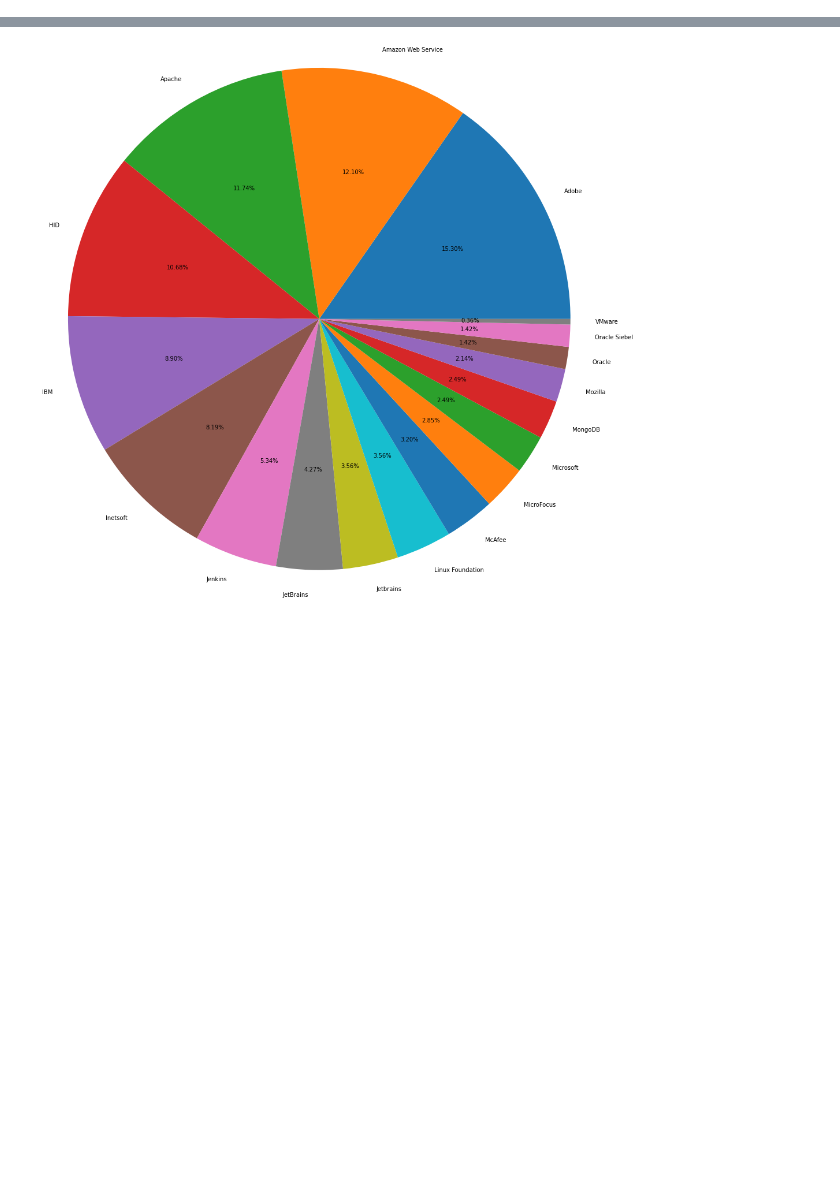
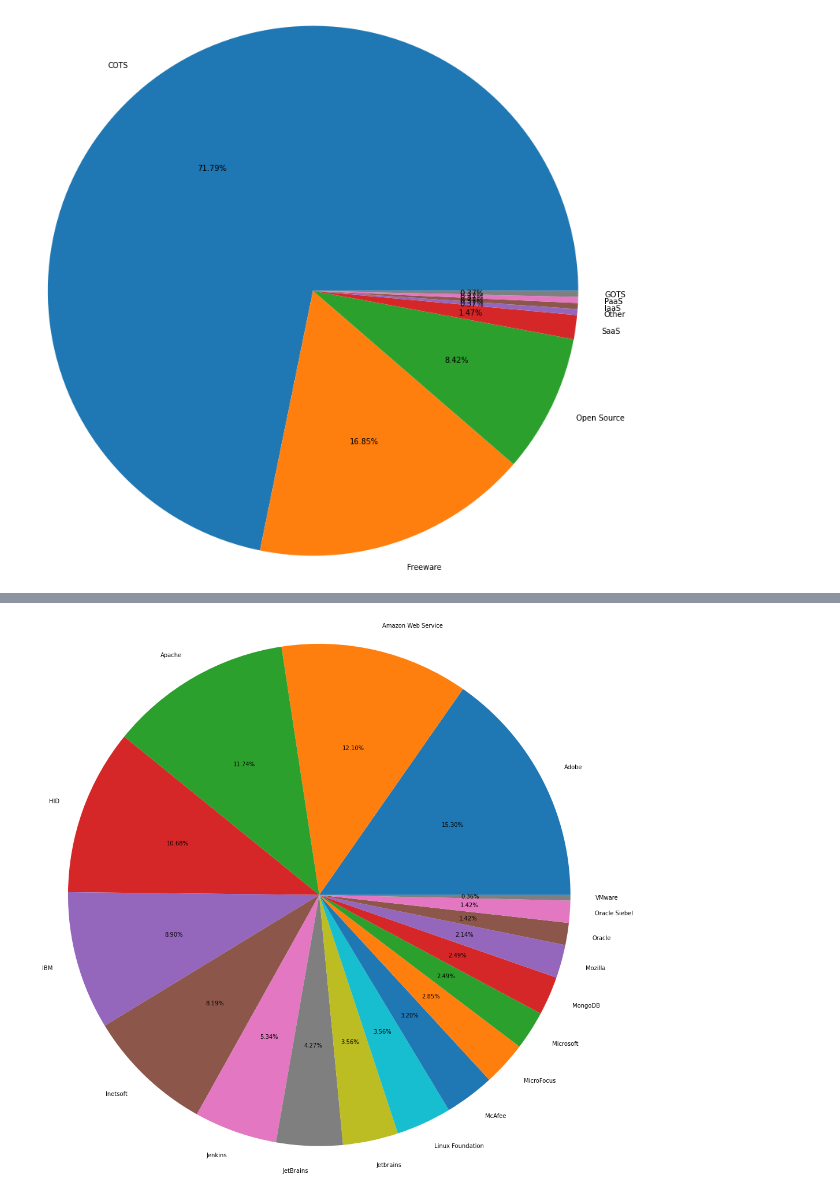
Before and after one commit to TMTucker1/DAS511, a Jupyter notebook: DAS511_Project1.ipynb, the cells around one changed output, grey strips where cells are left out. Drawn from its saved outputs; the diff is of its cells as text; code cells hidden in the pictures; blank space fills up the shorter version.

```diff
--- a/DAS511_Project1.ipynb
+++ b/DAS511_Project1.ipynb
@@ -144,30 +163,38 @@ def generate_report(dataset):
 # %%
 
 # Read and group product vendor
 dfg=df.groupby('ProductVendor').count().reset_index()
 
 # Bar chart
 fig = px.bar(dfg,
              x='ProductVendor',
              y='ID',
              labels={'ID': 'Number of Licenses', 'ProductVendor':'Name of Vendor'},
              title='License Count by Vendor',
              barmode ='stack')
 # plot
 fig.show()
 
 #read and group by location
 dfg1=df.groupby('SoftwareLocation').count().reset_index()
 
 # Bar chart
 fig1 = px.bar(dfg1,
              x='SoftwareLocation',
              y='ID',
              labels={'ID': 'Number of Licenses', 'SoftwareLocation':'Location of Software'},
              title ='License Count by Location',
              barmode ='stack')
 # plot
 fig1.show()
+
+
+fig_3 = px.pie(df,
+             values=df['SoftwareType'].value_counts(),
+             names = df['SoftwareType'].unique().tolist(),
+             title='Software Licenses by Type')
+fig_3.show()
 # %% [output]
 [interactive output not drawn]
 [interactive output not drawn]
+[figure, added]
```
Also changed, not shown: parts of 3 cells of this notebook.
